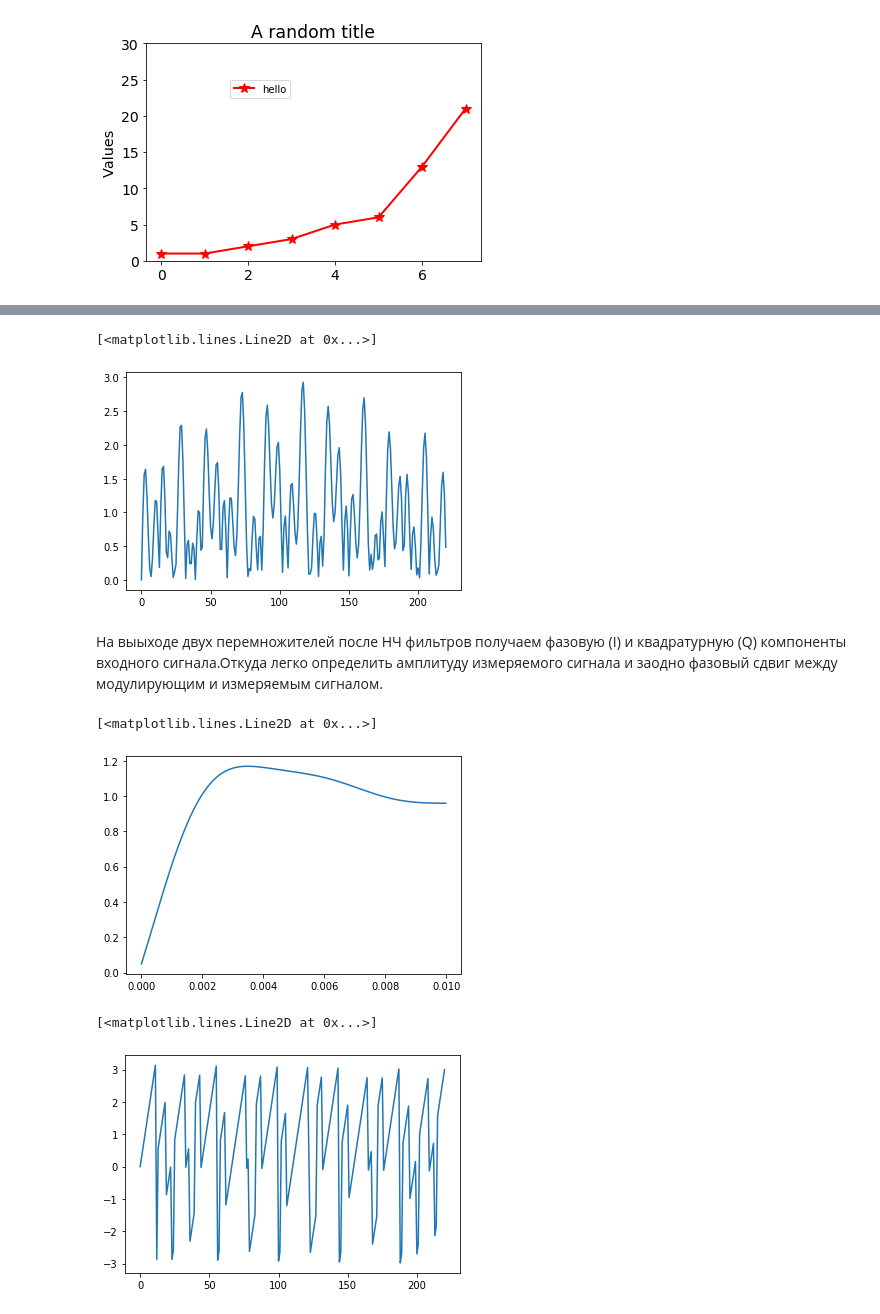
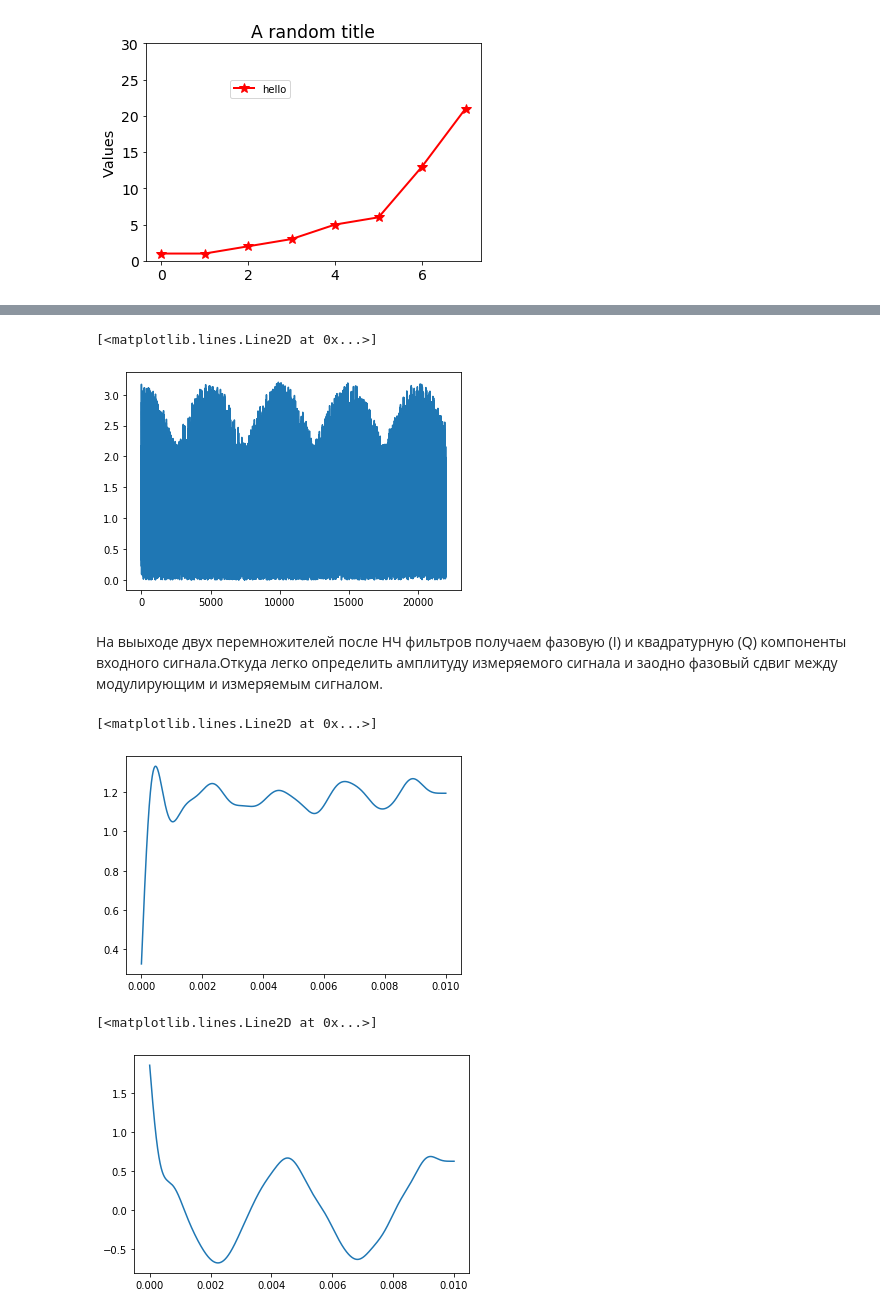
Before and after one commit to bakulev/jupyter_test, a Jupyter notebook: lock-in-demo.ipynb, the cells around one changed output, grey strips where cells are left out. Saved outputs shown, nothing was run; the diff lists cells and outputs as text; code cells hidden in the pictures.

Commit message:
modulation added

```diff
--- a/lock-in-demo.ipynb
+++ b/lock-in-demo.ipynb
@@ -42,7 +45,7 @@ plt.legend(loc=(0.25,0.75), scatterpoints=1)
 <matplotlib.legend.Legend at 0x...>
 [figure]
 # %%
-FD = 22050 # частота дискретизации, отсчётов в секунду
+FD = 2200000 # частота дискретизации, отсчётов в секунду
 # а это значит, что в дискретном сигнале представлены частоты от нуля до 11025 Гц (это и есть теорема Котельникова)
 T = 0.01 # время 0.01 сек
 t = np.arange(0, T, 1.0/FD); # time points in range
@@ -51,16 +54,17 @@ def sine_wave(freq, phase=0):
     return np.sin((2 * np.pi * freq * t) + ph_rad)
 # define of input signal
 def input_signal():
-    add1 = sine_wave(50) # 50Hz from power
-    signal = sine_wave(1000, 0)
-    add2 = sine_wave(2500) # additional
-    noise = uniform(-.1,.1,len(t))
-    return signal + add1 + add2
+    add1 = 0.01 * sine_wave(50) # 50Hz from power
+    signal = sine_wave(550000, 0)
+    signal = signal * np.sin(2 * np.pi * 220 * t + (90/360.0)*(2.0*np.pi)) # 440 Hz sound modulation
+    add2 = 0.01 * sine_wave(2500) # additional
+    noise = uniform(-2.2,2.2,len(t))
+    return signal + add1 + add2 + noise
 # define of input signal
 def reference_signal():
-    return sine_wave(1000, 0)
+    return sine_wave(550000, 0)
 def reference_signal_quad():
-    return sine_wave(1000, 90)
+    return sine_wave(550000, 90)
 
 mult = input_signal() * reference_signal()
 mult_quad = input_signal() * reference_signal_quad()
@@ -93,22 +103,25 @@ r=np.sqrt(mult * mult + mult_quad * mult_quad)
 plt.plot(r)
 # %% [output]
 [<matplotlib.lines.Line2D at 0x...>]
-[figure, old version]
+[figure, new version]
 # %% [markdown]
  На выыходе двух перемножителей после НЧ фильтров получаем фазовую (I) и квадратурную (Q) компоненты входного сигнала.Откуда легко определить амплитуду измеряемого сигнала и заодно фазовый сдвиг между модулирующим и измеряемым сигналом.
 # %%
 # делаем фильтрацию лоу пасс фильтром.
-fc = 200  # Cut-off frequency of the filter
+fc = 1000  # Cut-off frequency of the filter
 w = fc / (FD / 2) # Normalize the frequency
 b, a = signal.butter(5, w, 'low')
 output = signal.filtfilt(b, a, r)
 plt.plot(t, output, label='filtered')
 # %% [output]
 [<matplotlib.lines.Line2D at 0x...>]
-[figure, old version]
+[figure, new version]
 # %%
 phi = np.arctan2(mult, mult_quad)
-plt.plot(phi)
+#plt.plot(phi)
+b, a = signal.butter(5, w, 'low')
+output = signal.filtfilt(b, a, phi)
+plt.plot(t, output, label='filtered')
 # %% [output]
 [<matplotlib.lines.Line2D at 0x...>]
-[figure, old version]
+[figure, new version]
```
Also changed, not shown: parts of 4 cells of this notebook.
